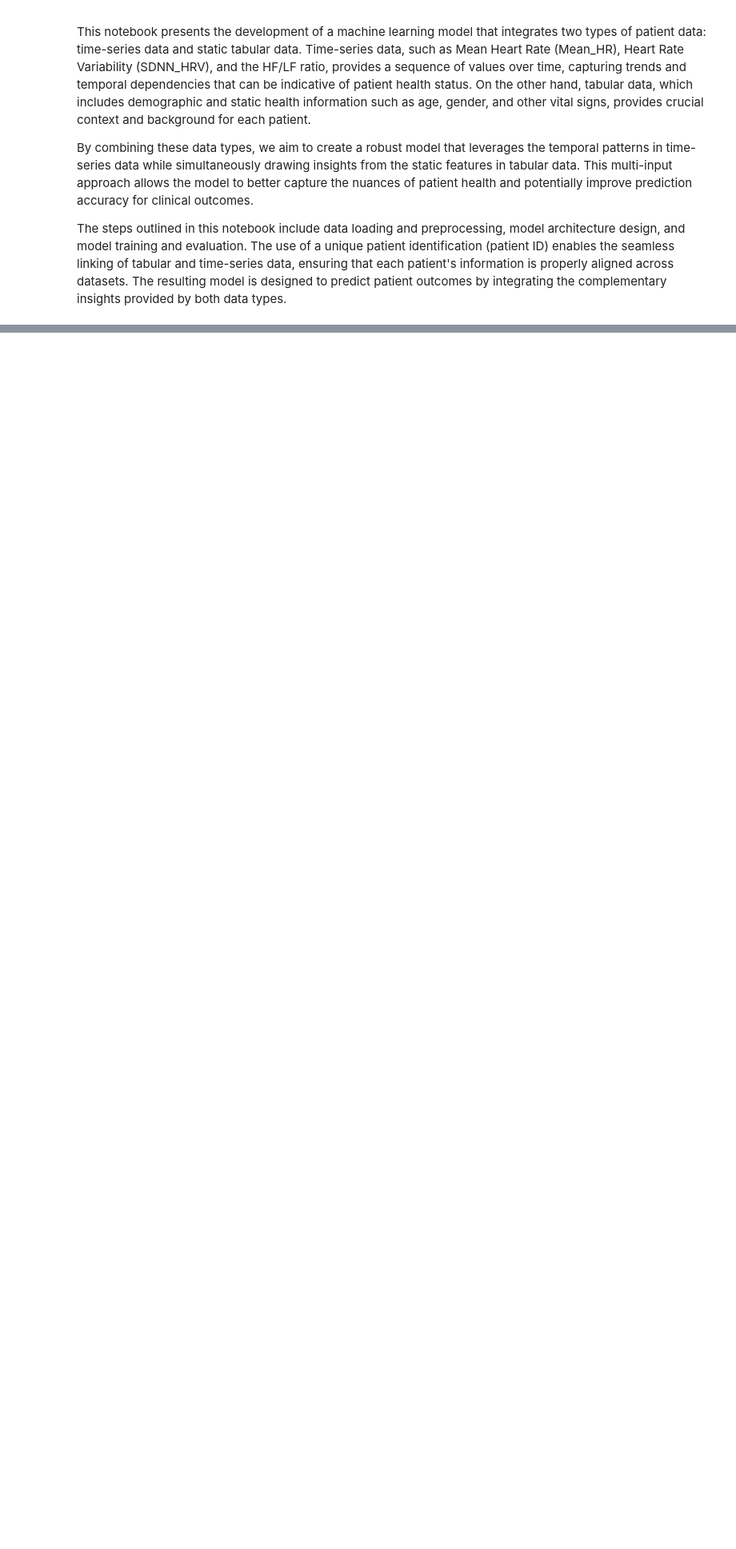
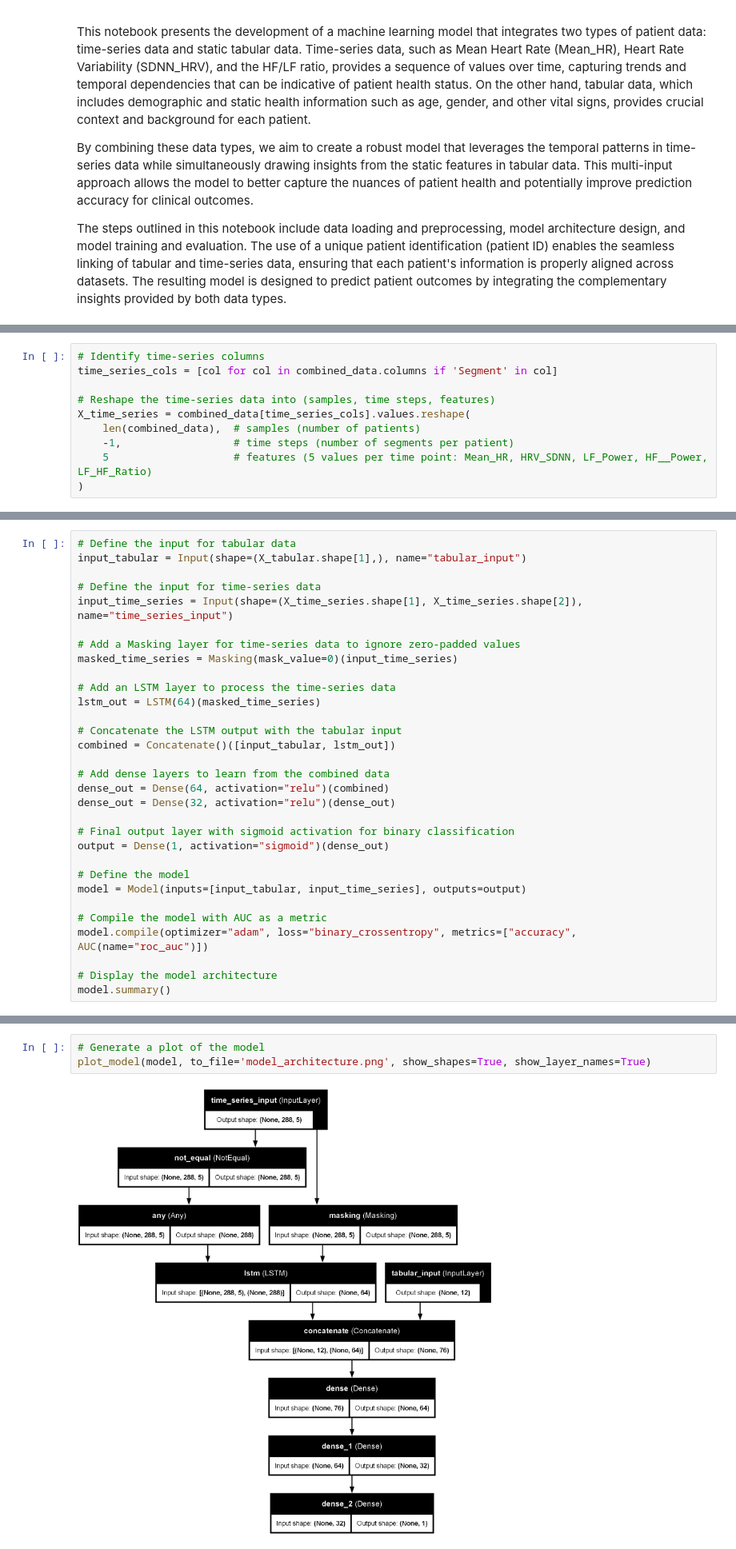
Before and after one commit to KentFre/Resus_TTM, a Jupyter notebook: 05_Neural_Network_ECG.ipynb, the cells around one changed output, grey strips where cells are left out. Shown at 80% size. Drawn from its saved outputs; the diff is of its cells as text; blank space fills up the shorter version.

Commit message:
Added the LSTM Neural Network
Added the LSTM Neural Network and ran it for optimized AUC. Not finetuned yet.

```diff
--- a/05_Neural_Network_ECG.ipynb
+++ b/05_Neural_Network_ECG.ipynb
@@ -37,0 +151,10 @@ from datetime import datetime  # For handling time data
+# %%
+# Identify time-series columns
+time_series_cols = [col for col in combined_data.columns if 'Segment' in col]
+
+# Reshape the time-series data into (samples, time steps, features)
+X_time_series = combined_data[time_series_cols].values.reshape(
+    len(combined_data),  # samples (number of patients)
+    -1,                  # time steps (number of segments per patient)
+    5                    # features (5 values per time point: Mean_HR, HRV_SDNN, LF_Power, HF__Power, LF_HF_Ratio)
+)
@@ -37,0 +213,31 @@ from datetime import datetime  # For handling time data
+# %%
+# Define the input for tabular data
+input_tabular = Input(shape=(X_tabular.shape[1],), name="tabular_input")
+
+# Define the input for time-series data
+input_time_series = Input(shape=(X_time_series.shape[1], X_time_series.shape[2]), name="time_series_input")
+
+# Add a Masking layer for time-series data to ignore zero-padded values
+masked_time_series = Masking(mask_value=0)(input_time_series)
+
+# Add an LSTM layer to process the time-series data
+lstm_out = LSTM(64)(masked_time_series)
+
+# Concatenate the LSTM output with the tabular input
+combined = Concatenate()([input_tabular, lstm_out])
+
+# Add dense layers to learn from the combined data
+dense_out = Dense(64, activation="relu")(combined)
+dense_out = Dense(32, activation="relu")(dense_out)
+
+# Final output layer with sigmoid activation for binary classification
+output = Dense(1, activation="sigmoid")(dense_out)
+
+# Define the model
+model = Model(inputs=[input_tabular, input_time_series], outputs=output)
+
+# Compile the model with AUC as a metric
+model.compile(optimizer="adam", loss="binary_crossentropy", metrics=["accuracy", AUC(name="roc_auc")])
+
+# Display the model architecture
+model.summary()
@@ -37,0 +266,5 @@ from datetime import datetime  # For handling time data
+# %%
+# Generate a plot of the model
+plot_model(model, to_file='model_architecture.png', show_shapes=True, show_layer_names=True)
+# %% [output]
+[figure, added]
```
Also changed, not shown: parts of 21 cells of this notebook, 5 other files.
